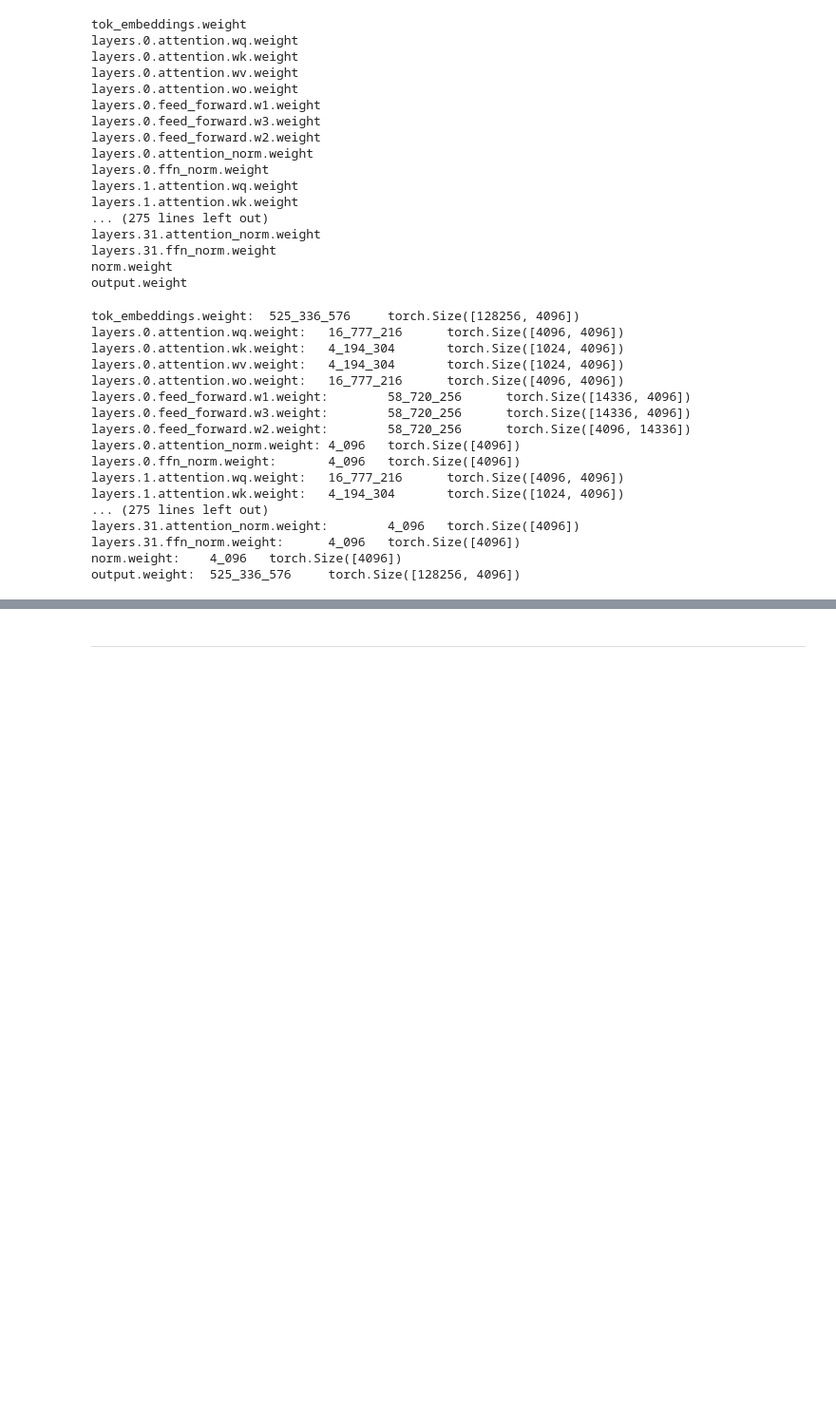
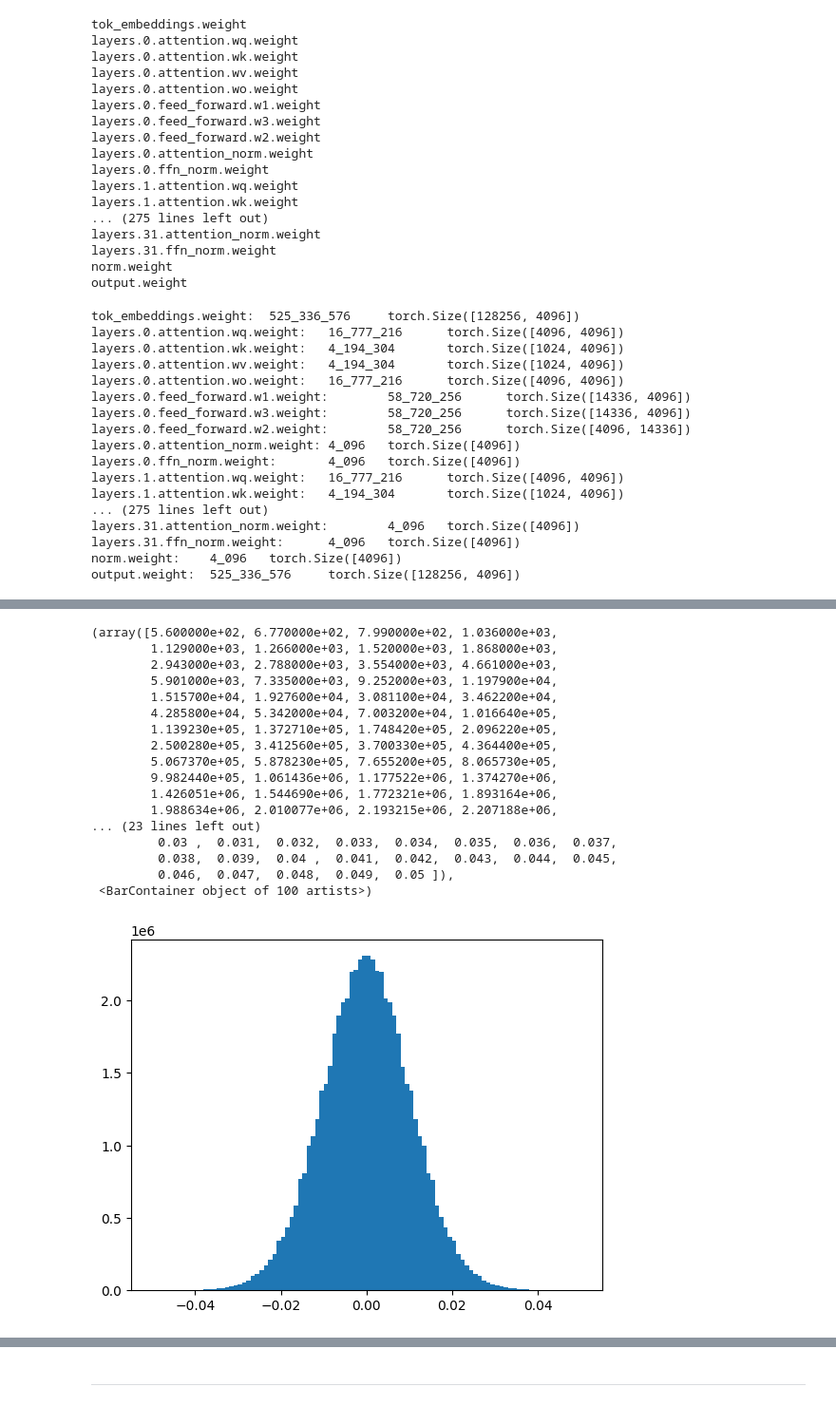
Before and after one commit to Creative-Emporium/llama33333333, a Jupyter notebook: test_weights.ipynb, the cells around one changed output, grey strips where cells are left out. Shown at 95% size. Drawn from its saved outputs; the diff is of its cells as text; code cells hidden in the pictures; blank space fills up the shorter version.

```diff
--- a/test_weights.ipynb
+++ b/test_weights.ipynb
@@ -64,0 +117,21 @@ output.weight:  525_336_576     torch.Size([128256, 4096])
+# %%
+plt.hist(x=model_dict['layers.0.feed_forward.w2.weight'].flatten().float(), bins=100, range=(-0.05, 0.05))
+# %% [output]
+(array([5.600000e+02, 6.770000e+02, 7.990000e+02, 1.036000e+03,
+        1.129000e+03, 1.266000e+03, 1.520000e+03, 1.868000e+03,
+        2.943000e+03, 2.788000e+03, 3.554000e+03, 4.661000e+03,
+        5.901000e+03, 7.335000e+03, 9.252000e+03, 1.197900e+04,
+        1.515700e+04, 1.927600e+04, 3.081100e+04, 3.462200e+04,
+        4.285800e+04, 5.342000e+04, 7.003200e+04, 1.016640e+05,
+        1.139230e+05, 1.372710e+05, 1.748420e+05, 2.096220e+05,
+        2.500280e+05, 3.412560e+05, 3.700330e+05, 4.364400e+05,
+        5.067370e+05, 5.878230e+05, 7.655200e+05, 8.065730e+05,
+        9.982440e+05, 1.061436e+06, 1.177522e+06, 1.374270e+06,
+        1.426051e+06, 1.544690e+06, 1.772321e+06, 1.893164e+06,
+        1.988634e+06, 2.010077e+06, 2.193215e+06, 2.207188e+06,
+... (23 lines left out)
+         0.03 ,  0.031,  0.032,  0.033,  0.034,  0.035,  0.036,  0.037,
+         0.038,  0.039,  0.04 ,  0.041,  0.042,  0.043,  0.044,  0.045,
+         0.046,  0.047,  0.048,  0.049,  0.05 ]),
+ <BarContainer object of 100 artists>)
+[figure, added]
```
Also changed, not shown: parts of 11 cells of this notebook.
